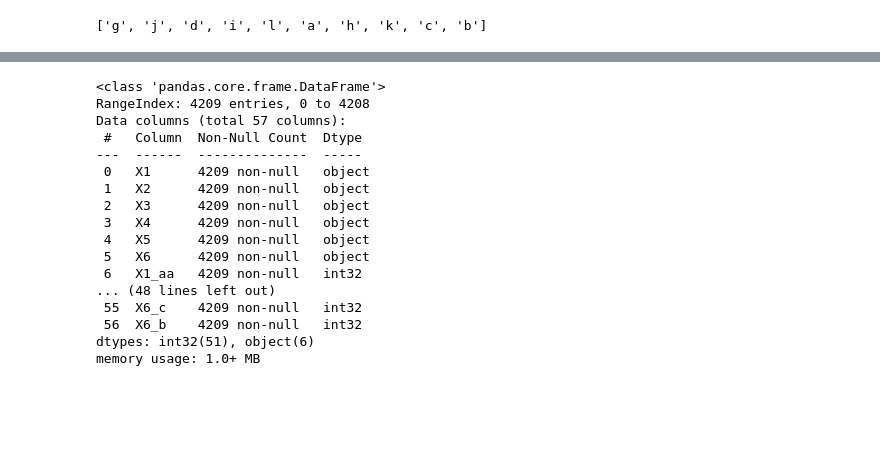
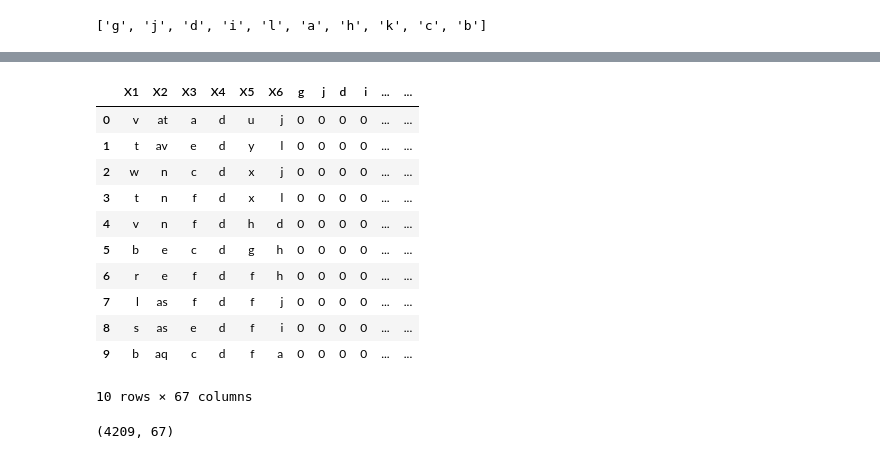
Before and after one commit to SEK7I0N/Python-WorkSpace, a Jupyter notebook: Python/One-Hot-Encoding.ipynb, the cells around one changed output, grey strips where cells are left out. Drawn from its saved outputs; the diff is of its cells as text; code cells hidden in the pictures; blank space fills up the shorter version.

```diff
--- a/Python/One-Hot-Encoding.ipynb
+++ b/Python/One-Hot-Encoding.ipynb
@@ -109,20 +109,19 @@ data.describe()
+# %%
+data.head(10)
+# %% [output]
+|  | X1 | X2 | X3 | X4 | X5 | X6 | g | j | d | i | ... | ... |
+| 0 | v | at | a | d | u | j | 0 | 0 | 0 | 0 | ... | ... |
+| 1 | t | av | e | d | y | l | 0 | 0 | 0 | 0 | ... | ... |
+| 2 | w | n | c | d | x | j | 0 | 0 | 0 | 0 | ... | ... |
+| 3 | t | n | f | d | x | l | 0 | 0 | 0 | 0 | ... | ... |
+| 4 | v | n | f | d | h | d | 0 | 0 | 0 | 0 | ... | ... |
+| 5 | b | e | c | d | g | h | 0 | 0 | 0 | 0 | ... | ... |
+| 6 | r | e | f | d | f | h | 0 | 0 | 0 | 0 | ... | ... |
+| 7 | l | as | f | d | f | j | 0 | 0 | 0 | 0 | ... | ... |
+| 8 | s | as | e | d | f | i | 0 | 0 | 0 | 0 | ... | ... |
+| 9 | b | aq | c | d | f | a | 0 | 0 | 0 | 0 | ... | ... |
+10 rows × 67 columns
 # %%
-data.info()
+data.shape
 # %% [output]
-<class 'pandas.core.frame.DataFrame'>
-RangeIndex: 4209 entries, 0 to 4208
-Data columns (total 57 columns):
- #   Column  Non-Null Count  Dtype
----  ------  --------------  -----
- 0   X1      4209 non-null   object
- 1   X2      4209 non-null   object
- 2   X3      4209 non-null   object
- 3   X4      4209 non-null   object
- 4   X5      4209 non-null   object
- 5   X6      4209 non-null   object
- 6   X1_aa   4209 non-null   int32
-... (48 lines left out)
- 55  X6_c    4209 non-null   int32
- 56  X6_b    4209 non-null   int32
-dtypes: int32(51), object(6)
-memory usage: 1.0+ MB
+(4209, 67)
```
Also changed, not shown: parts of 3 cells of this notebook, 14 other files.
